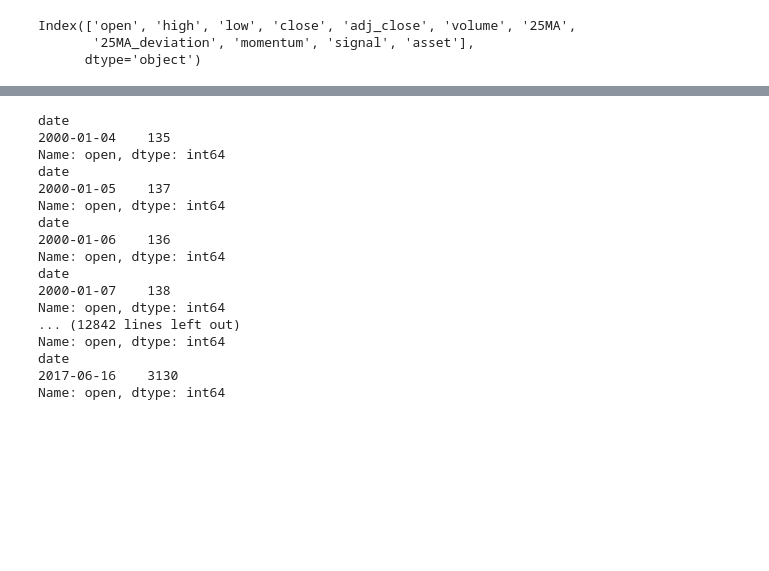
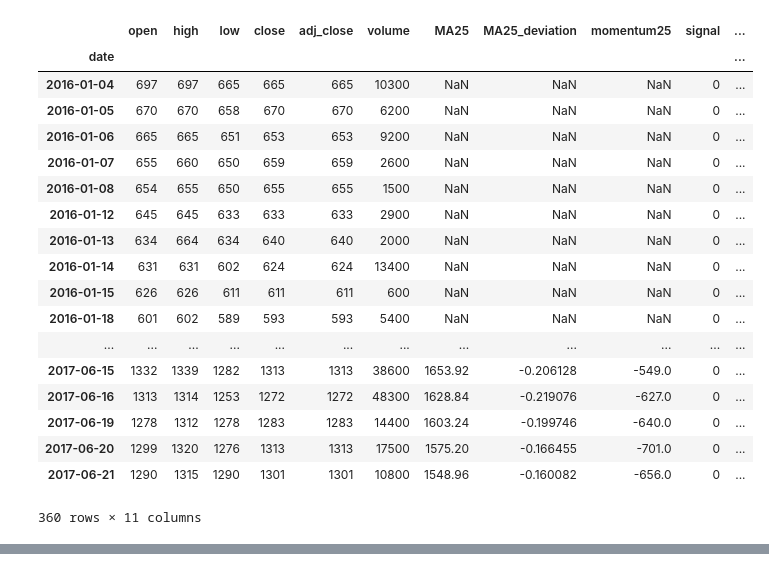
Before and after one commit to 5QgKxT2j/Stock_Analysis, a Jupyter notebook: notebook/Untitled.ipynb, the cells around one changed output, grey strips where cells are left out. Cells and saved outputs as stored; diff of their text form; code cells hidden in the pictures; blank space fills up the shorter version.

```diff
--- a/notebook/Untitled.ipynb
+++ b/notebook/Untitled.ipynb
@@ -14,8 +14,26 @@ df = pj.get_historical_prices('1301', all=True)
+# %%
+df = pj.get_historical_prices("7827", start_date=datetime.date(2016,1,1))
 # %%
 analyzer.ma_deviation(df)
-analyzer.momentum(df)
-df.columns
+analyzer.momentum(df, period=25)
+#df.columns
 # %% [output]
+|  | open | high | low | close | adj_close | volume | MA25 | MA25_deviation | momentum25 | signal | ... |
+| date |  |  |  |  |  |  |  |  |  |  | ... |
+| 2016-01-04 | 697 | 697 | 665 | 665 | 665 | 10300 | NaN | NaN | NaN | 0 | ... |
+| 2016-01-05 | 670 | 670 | 658 | 670 | 670 | 6200 | NaN | NaN | NaN | 0 | ... |
+| 2016-01-06 | 665 | 665 | 651 | 653 | 653 | 9200 | NaN | NaN | NaN | 0 | ... |
+| 2016-01-07 | 655 | 660 | 650 | 659 | 659 | 2600 | NaN | NaN | NaN | 0 | ... |
+| 2016-01-08 | 654 | 655 | 650 | 655 | 655 | 1500 | NaN | NaN | NaN | 0 | ... |
+| 2016-01-12 | 645 | 645 | 633 | 633 | 633 | 2900 | NaN | NaN | NaN | 0 | ... |
+| 2016-01-13 | 634 | 664 | 634 | 640 | 640 | 2000 | NaN | NaN | NaN | 0 | ... |
+| 2016-01-14 | 631 | 631 | 602 | 624 | 624 | 13400 | NaN | NaN | NaN | 0 | ... |
+| 2016-01-15 | 626 | 626 | 611 | 611 | 611 | 600 | NaN | NaN | NaN | 0 | ... |
+| 2016-01-18 | 601 | 602 | 589 | 593 | 593 | 5400 | NaN | NaN | NaN | 0 | ... |
+| ... | ... | ... | ... | ... | ... | ... | ... | ... | ... | ... | ... |
+| 2017-06-15 | 1332 | 1339 | 1282 | 1313 | 1313 | 38600 | 1653.92 | -0.206128 | -549.0 | 0 | ... |
+| 2017-06-16 | 1313 | 1314 | 1253 | 1272 | 1272 | 48300 | 1628.84 | -0.219076 | -627.0 | 0 | ... |
+| 2017-06-19 | 1278 | 1312 | 1278 | 1283 | 1283 | 14400 | 1603.24 | -0.199746 | -640.0 | 0 | ... |
+| 2017-06-20 | 1299 | 1320 | 1276 | 1313 | 1313 | 17500 | 1575.20 | -0.166455 | -701.0 | 0 | ... |
+| 2017-06-21 | 1290 | 1315 | 1290 | 1301 | 1301 | 10800 | 1548.96 | -0.160082 | -656.0 | 0 | ... |
-Index(['open', 'high', 'low', 'close', 'adj_close', 'volume', '25MA',
-       '25MA_deviation', 'momentum', 'signal', 'asset'],
-      dtype='object')
+360 rows × 11 columns
@@ -30,24 +52,3 @@ df.plot(ax = ax3, y=["momentum"])
 [interactive output not drawn]
 [interactive output not drawn]
 <matplotlib.axes._subplots.AxesSubplot at 0x...>
-# %%
-for d in df.index:
-    print(df[d:d].open)
-# %% [output]
-date
-2000-01-04    135
-Name: open, dtype: int64
-date
-2000-01-05    137
-Name: open, dtype: int64
-date
-2000-01-06    136
-Name: open, dtype: int64
-date
-2000-01-07    138
-Name: open, dtype: int64
-... (12842 lines left out)
-Name: open, dtype: int64
-date
-2017-06-16    3130
-Name: open, dtype: int64
```
Also changed, not shown: parts of 9 cells of this notebook, 1 other file.
